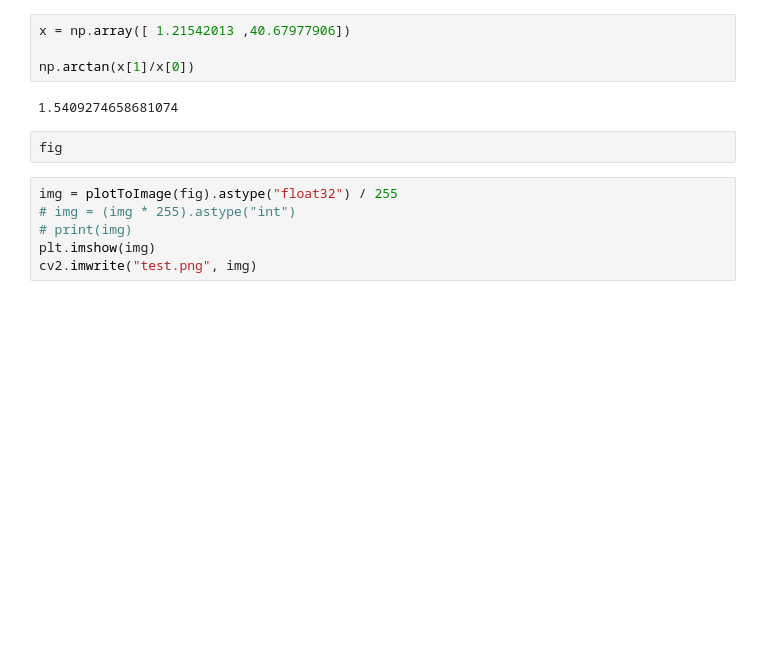
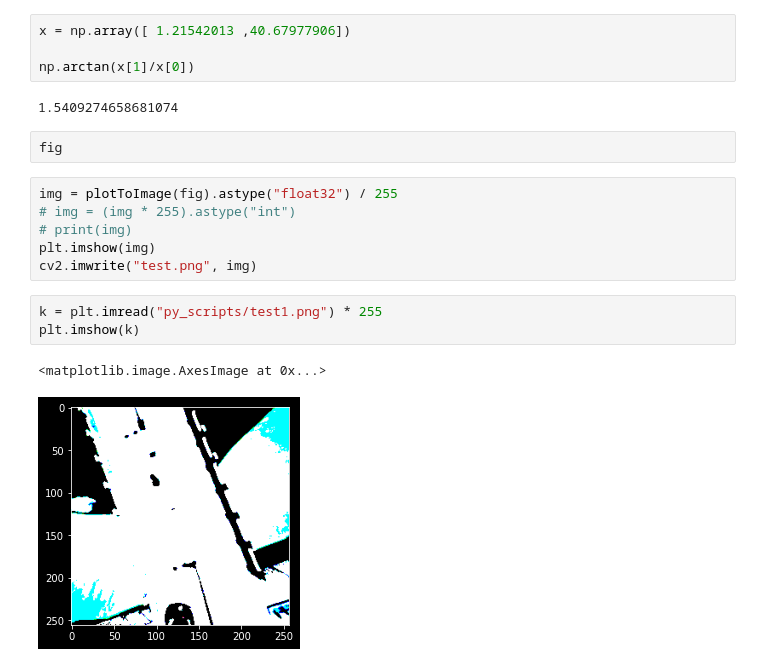
Before and after one commit to MoritzNekolla/AE_Anomaly_Detection, a Jupyter notebook: Image_sampling.ipynb, the cells around one changed output. Cells and saved outputs as stored; diff of their text form; blank space fills up the shorter version.

```diff
--- a/Image_sampling.ipynb
+++ b/Image_sampling.ipynb
@@ -704,3 +763,9 @@ img = plotToImage(fig).astype("float32") / 255
 # print(img)
 plt.imshow(img)
 cv2.imwrite("test.png", img)
+# %%
+k = plt.imread("py_scripts/test1.png") * 255
+plt.imshow(k)
+# %% [output]
+<matplotlib.image.AxesImage at 0x...>
+[figure, added]
```
Also changed, not shown: parts of 6 cells of this notebook, 2 other files.
